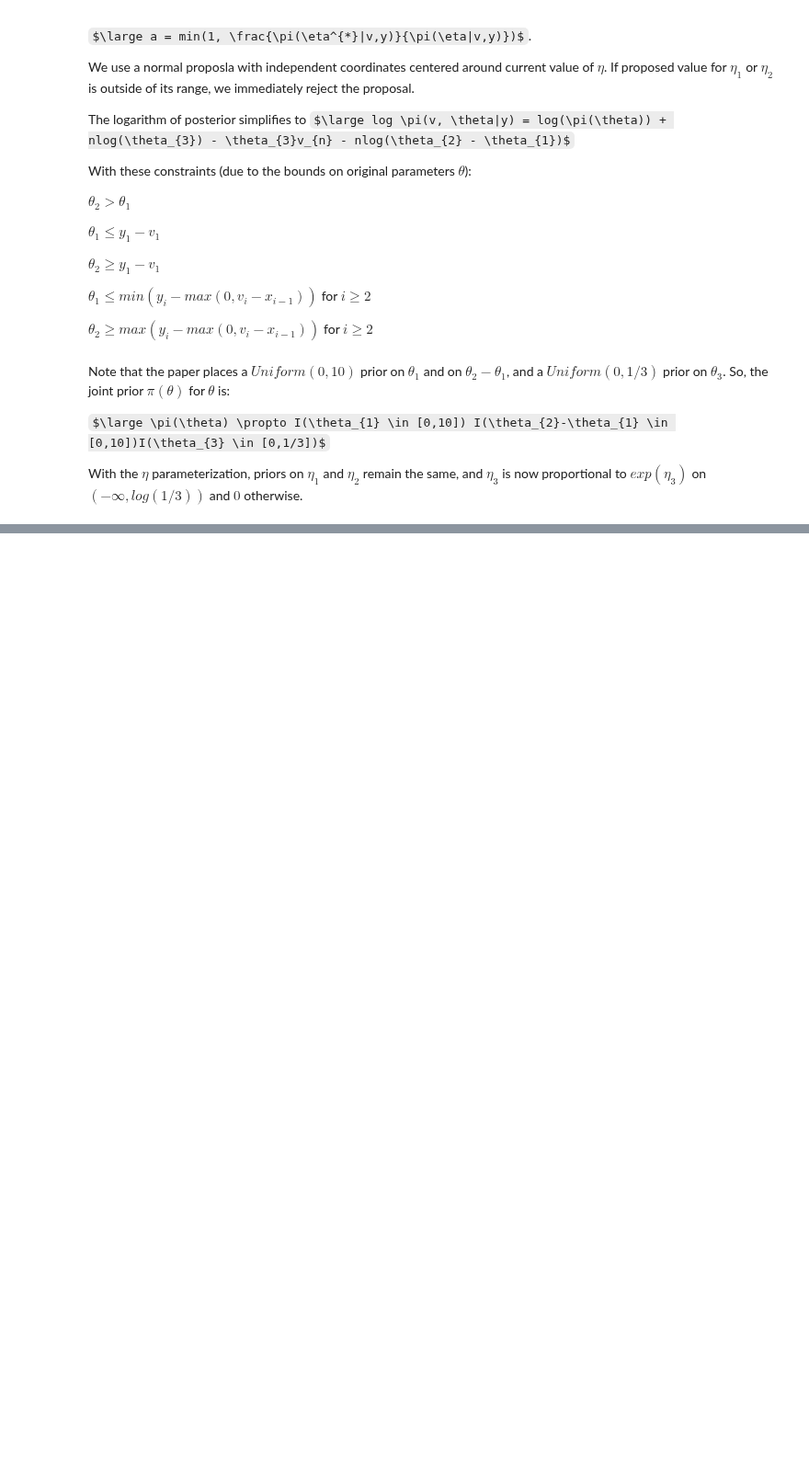
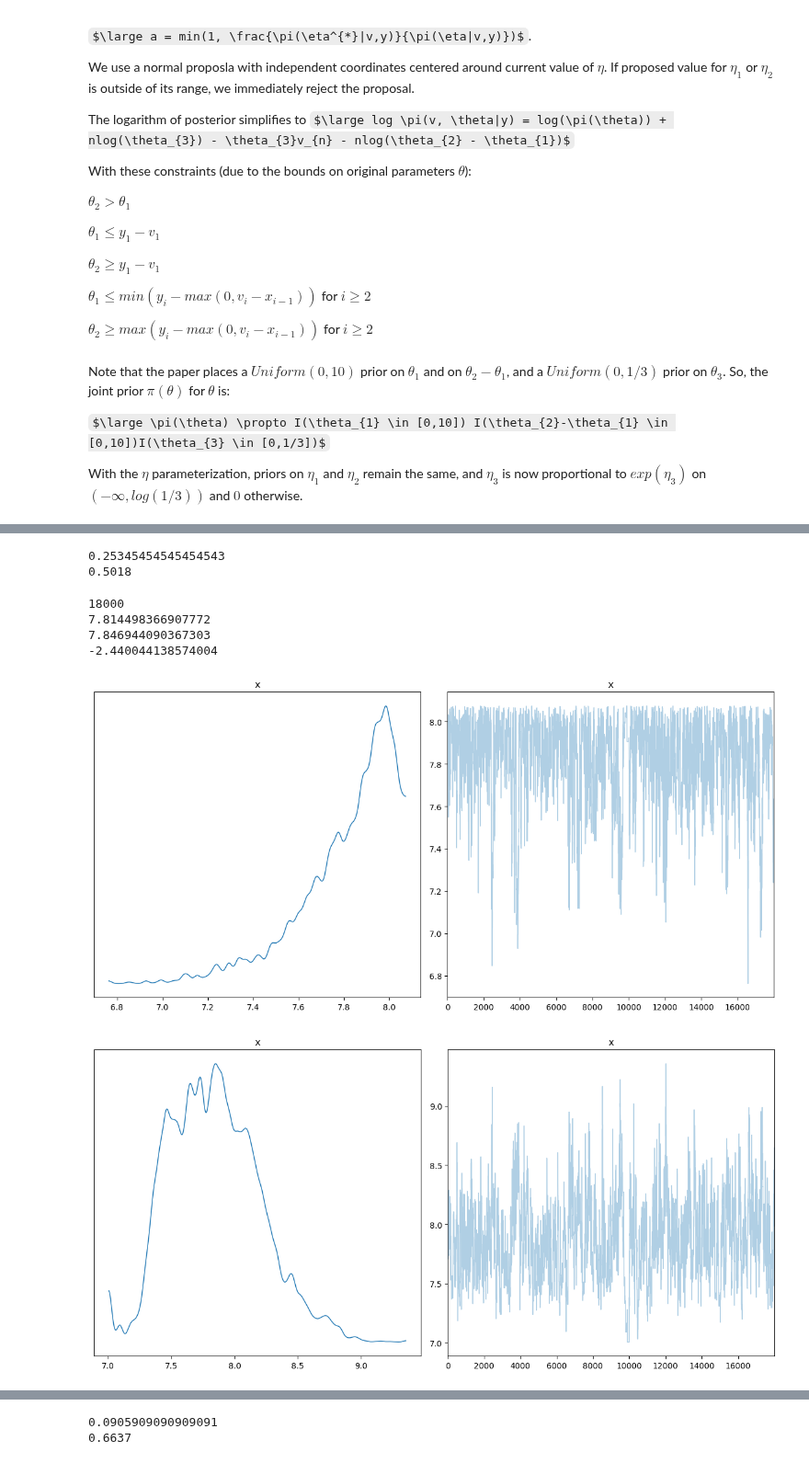
Before and after one commit to anthonyhu25/Bayesian-Queuing-, a Jupyter notebook: Bayesian_Queueing_Inference_Notebook.ipynb, the cells around one changed output, grey strips where cells are left out. Shown at 92% size. Drawn from its saved outputs; the diff is of its cells as text; code cells hidden in the pictures; some formulas as TeX source; blank space fills up the shorter version.

```diff
--- a/Bayesian_Queueing_Inference_Notebook.ipynb
+++ b/Bayesian_Queueing_Inference_Notebook.ipynb
@@ -474,0 +515,47 @@ plt.show()
+# %%
+# Now for frequent case/parameters
+theta_frequent = {
+    'theta_1': 8,
+    'theta_2': 16,
+    'theta_3': 0.15
+}
+
+eta_frequent = [0.1191, 0.1679, 0.2136]
+# Simulate v and y first
+N_samples = 20000
+v_sim_frequent, y_sim_frequent = simulate_v(theta_frequent, 50)
+
+
+
+test_run_frequent, acceptance_ratio_frequent, inf_ratio_frequent = metropolis_simple(eta_frequent, theta_frequent, y_sim_frequent, N_samples, int(0.1 * N_samples))
+print(acceptance_ratio_frequent)
+print(inf_ratio_frequent)
+# %% [output]
+0.25345454545454543
+0.5018
+# %%
+print(len(test_run_frequent))
+eta_1_frequent = [x[0] for x in test_run_frequent]
+eta_2_frequent = [y[1] for y in test_run_frequent]
+eta_3_frequent = [z[2] for z in test_run_frequent]
+
+print(np.mean(eta_1_frequent))
+print(np.mean(eta_2_frequent))
+print(np.mean(eta_3_frequent))
+
+arviz.plot_trace(np.array(eta_1_frequent), figsize=(12, 6))
+plt.tight_layout()
+plt.show()
+arviz.plot_trace(np.array(eta_2_frequent), figsize=(12, 6))
+plt.tight_layout()
+plt.show()
+arviz.plot_trace(np.array(eta_3_frequent), figsize=(12, 6))
+plt.tight_layout()
+plt.show()
+# %% [output]
+18000
+7.814498366907772
+7.846944090367303
+-2.440044138574004
+[figure, added]
+[figure, added]
@@ -474,0 +563,21 @@ plt.show()
+# %%
+# Rare parameters
+theta_rare = {
+    'theta_1': 1,
+    'theta_2': 2,
+    'theta_3': 0.01
+}
+
+eta_rare = [0.0655, 0.2071, 0.1403]
+
+N_samples = 20000
+v_sim_rare, y_sim_rare= simulate_v(theta_rare, 50)
+
+
+
+test_run_rare, acceptance_ratio_rare, inf_ratio_rare = metropolis_simple(eta_rare, theta_rare, y_sim_rare, N_samples, int(0.1 * N_samples))
+print(acceptance_ratio_rare)
+print(inf_ratio_rare)
+# %% [output]
+0.0905909090909091
+0.6637
```
Also changed, not shown: parts of 28 cells of this notebook.
